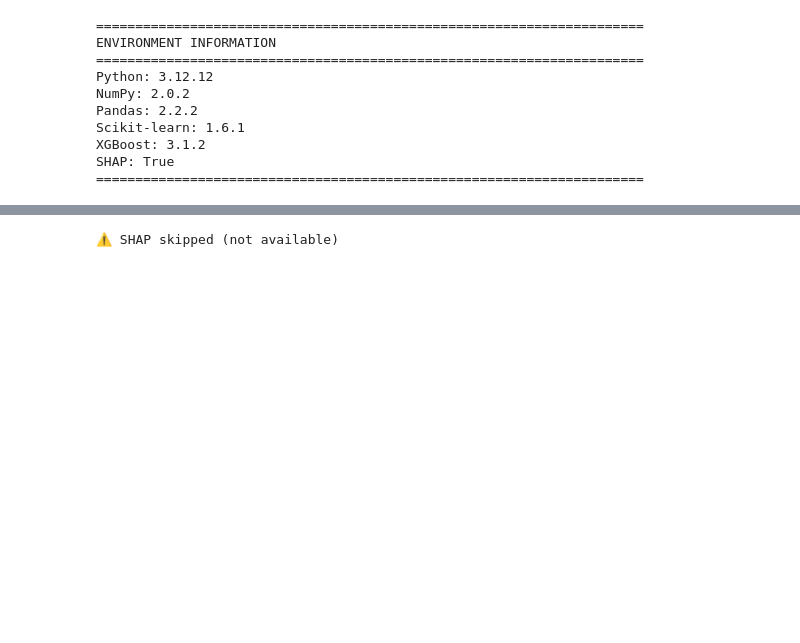
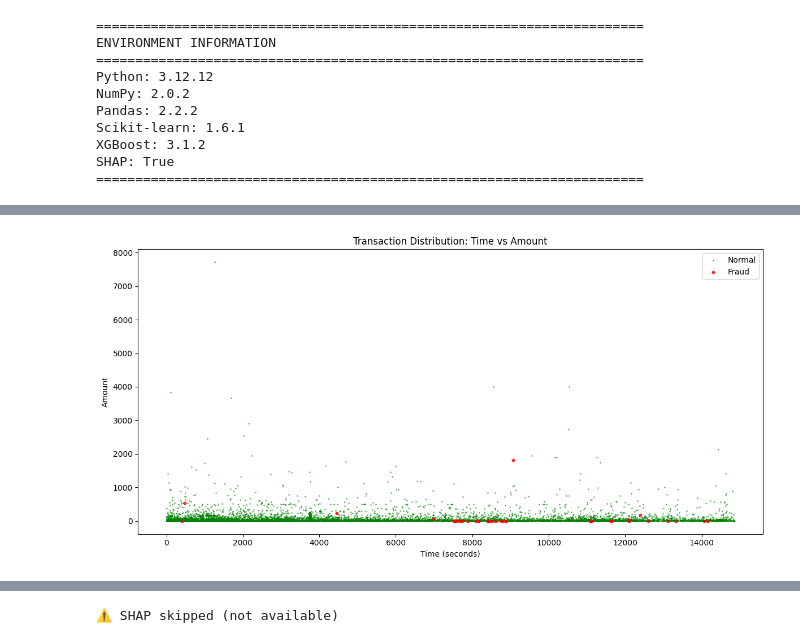
Before and after one commit to nigamreetesh84/predict-fraudulent-credit-card-transactions, a Jupyter notebook: Credit_card_fraud_detection_Starter_code_reetesh_nigam.ipynb, the cells around one changed output, grey strips where cells are left out. Saved outputs shown, nothing was run; the diff lists cells and outputs as text; code cells hidden in the pictures; blank space fills up the shorter version.

```diff
--- a/Credit_card_fraud_detection_Starter_code_reetesh_nigam.ipynb
+++ b/Credit_card_fraud_detection_Starter_code_reetesh_nigam.ipynb
@@ -376,0 +148,15 @@ Imbalance Ratio: 1:341
+# %%
+# Create a scatter plot to observe the distribution of classes with time
+fig, ax = plt.subplots(figsize=(12, 6))
+ax.scatter(df[df['Class']==0]['Time'], df[df['Class']==0]['Amount'],
+           alpha=0.5, s=1, label='Normal', c='green')
+ax.scatter(df[df['Class']==1]['Time'], df[df['Class']==1]['Amount'],
+           alpha=0.8, s=10, label='Fraud', c='red')
+ax.set_xlabel('Time (seconds)')
+ax.set_ylabel('Amount')
+ax.set_title('Transaction Distribution: Time vs Amount')
+ax.legend()
+plt.tight_layout()
+plt.show()
+# %% [output]
+[figure, added]
```
Also changed, not shown: parts of 34 cells of this notebook.
